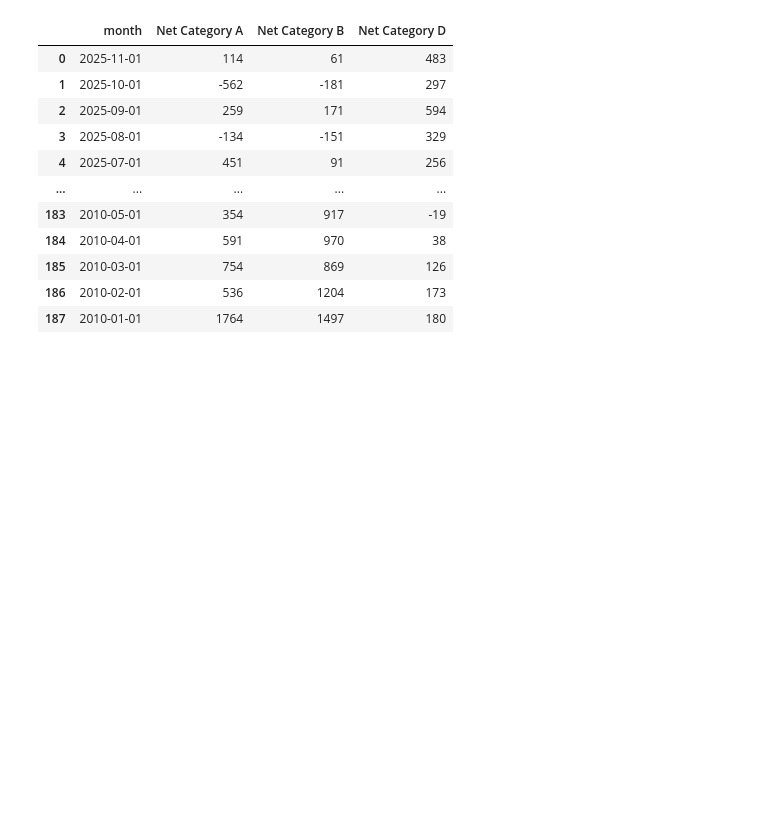
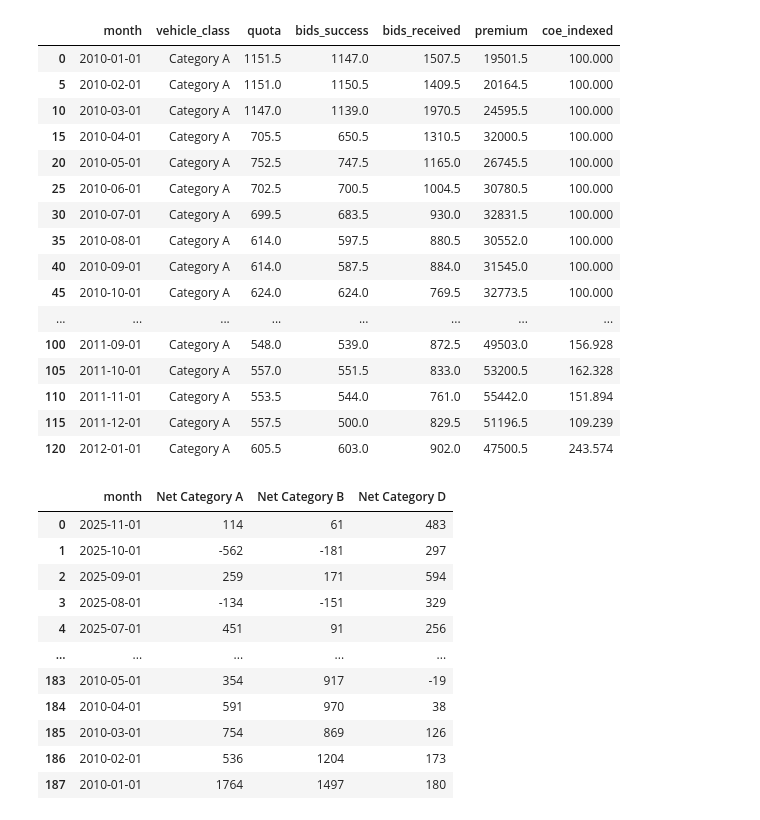
Before and after one commit to RaphaelTeo/coe-stat-analysis, a Jupyter notebook: main.ipynb, the cells around one changed output. Saved outputs shown, nothing was run; the diff lists cells and outputs as text; code cells hidden in the pictures; blank space fills up the shorter version.

```diff
--- a/main.ipynb
+++ b/main.ipynb
@@ -139,17 +13,0 @@ def basicprep_vehregs(df, index_monthstart, index_yearend):
-# %%
-# CPI dataset
-df_cpi = basicprep_cpi(cpi, 5, 4)
-
-# COE dataset
-df_coe = basicprep_coe(coe)
-df_coe_a = df_coe.loc[df_coe['vehicle_class'] == 'Category A']
-df_coe_b = df_coe.loc[df_coe['vehicle_class'] == 'Category B']
-df_coe_d = df_coe.loc[df_coe['vehicle_class'] == 'Category D']
-
-# Trim datasets to only the common dates so that we can plot
-df_list = [df_cpi, df_coe_a, df_coe_b, df_coe_d]
-common_dates = get_common_dates(df_list, 'month')
-df_cpi_trim = df_cpi[df_cpi['month'].isin(common_dates)]
-df_coe_a_trim = df_coe_a[df_coe_a['month'].isin(common_dates)]
-df_coe_b_trim = df_coe_b[df_coe_b['month'].isin(common_dates)]
-df_coe_d_trim = df_coe_d[df_coe_d['month'].isin(common_dates)]
@@ -184,3 +91,23 @@ plt.show()
+# %%
+df_coe_a_trim.head(25)
+# %% [output]
+|  | month | vehicle_class | quota | bids_success | bids_received | premium | coe_indexed |
+| 0 | 2010-01-01 | Category A | 1151.5 | 1147.0 | 1507.5 | 19501.5 | 100.000 |
+| 5 | 2010-02-01 | Category A | 1151.0 | 1150.5 | 1409.5 | 20164.5 | 100.000 |
+| 10 | 2010-03-01 | Category A | 1147.0 | 1139.0 | 1970.5 | 24595.5 | 100.000 |
+| 15 | 2010-04-01 | Category A | 705.5 | 650.5 | 1310.5 | 32000.5 | 100.000 |
+| 20 | 2010-05-01 | Category A | 752.5 | 747.5 | 1165.0 | 26745.5 | 100.000 |
+| 25 | 2010-06-01 | Category A | 702.5 | 700.5 | 1004.5 | 30780.5 | 100.000 |
+| 30 | 2010-07-01 | Category A | 699.5 | 683.5 | 930.0 | 32831.5 | 100.000 |
+| 35 | 2010-08-01 | Category A | 614.0 | 597.5 | 880.5 | 30552.0 | 100.000 |
+| 40 | 2010-09-01 | Category A | 614.0 | 587.5 | 884.0 | 31545.0 | 100.000 |
+| 45 | 2010-10-01 | Category A | 624.0 | 624.0 | 769.5 | 32773.5 | 100.000 |
+| ... | ... | ... | ... | ... | ... | ... | ... |
+| 100 | 2011-09-01 | Category A | 548.0 | 539.0 | 872.5 | 49503.0 | 156.928 |
+| 105 | 2011-10-01 | Category A | 557.0 | 551.5 | 833.0 | 53200.5 | 162.328 |
+| 110 | 2011-11-01 | Category A | 553.5 | 544.0 | 761.0 | 55442.0 | 151.894 |
+| 115 | 2011-12-01 | Category A | 557.5 | 500.0 | 829.5 | 51196.5 | 109.239 |
+| 120 | 2012-01-01 | Category A | 605.5 | 603.0 | 902.0 | 47500.5 | 243.574 |
 # %%
 # Process vehicle registration and deregistration datasets
 registered_prep = basicprep_vehregs(registered, 4, 4)
```
Also changed, not shown: parts of 7 cells of this notebook, 5 other files.
